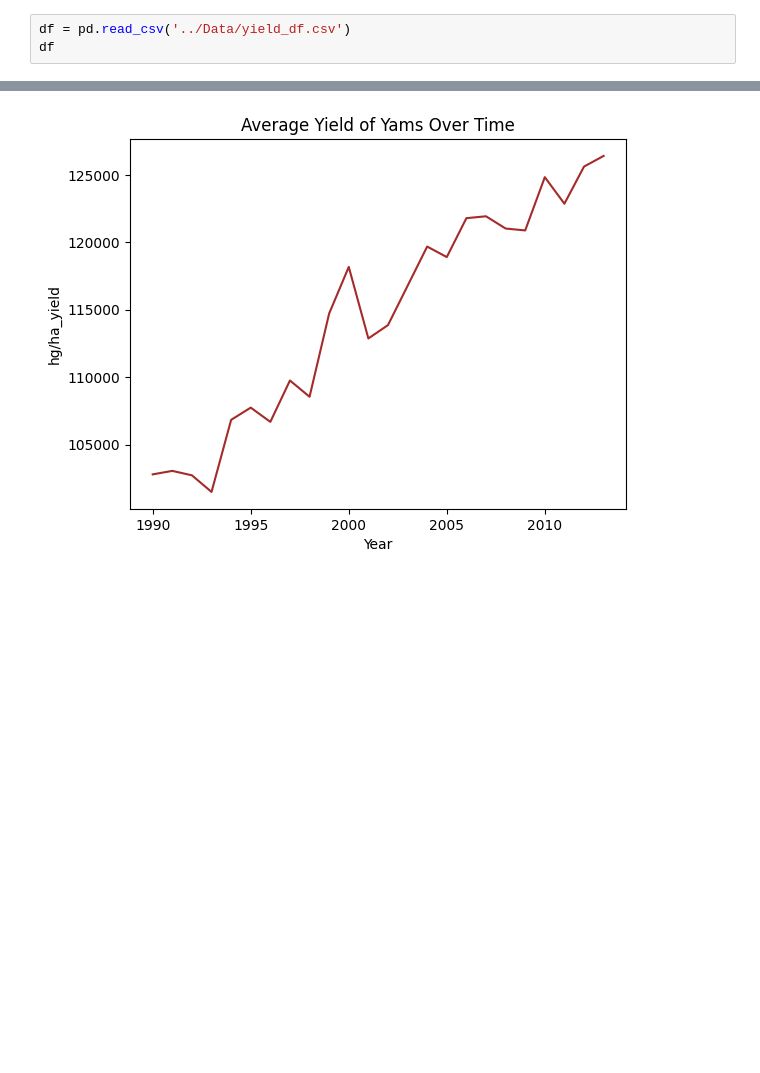
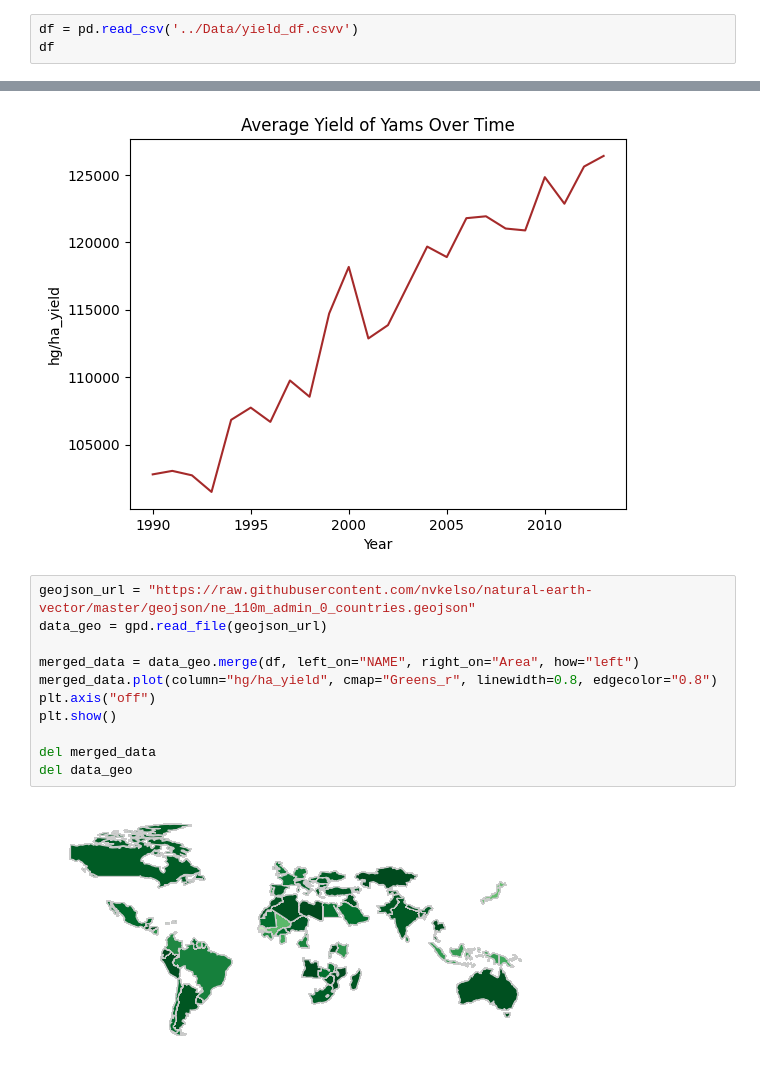
Before and after one commit to pratik-633/6103-fall-25-Shetty-Hamza-Reddy, a Jupyter notebook: Scripts/01_EDA.ipynb, the cells around one changed output, grey strips where cells are left out. Cells and saved outputs as stored; diff of their text form; blank space fills up the shorter version.

Commit message:
Add global choropleth map for crop yield

```diff
--- a/Scripts/01_EDA.ipynb
+++ b/Scripts/01_EDA.ipynb
@@ -7,5 +8,5 @@ import matplotlib.pyplot as plt
 # %%
-df = pd.read_csv('../Data/yield_df.csv')
+df = pd.read_csv('../Data/yield_df.csvv')
 df
 # %% [output]
 |  | Unnamed: 0 | Area | Item | Year | hg/ha_yield | average_rain_fall_mm_per_year | pesticides_tonnes | avg_temp |
@@ -48,3 +49,16 @@ plt.show()
 # %% [output]
 [figure]
 [figure]
+# %%
+geojson_url = "https://raw.githubusercontent.com/nvkelso/natural-earth-vector/master/geojson/ne_110m_admin_0_countries.geojson"
+data_geo = gpd.read_file(geojson_url)
+
+merged_data = data_geo.merge(df, left_on="NAME", right_on="Area", how="left")
+merged_data.plot(column="hg/ha_yield", cmap="Greens_r", linewidth=0.8, edgecolor="0.8")
+plt.axis("off")
+plt.show()
+
+del merged_data
+del data_geo
+# %% [output]
+[figure, added]
```
Also changed, not shown: parts of 1 cell of this notebook.
